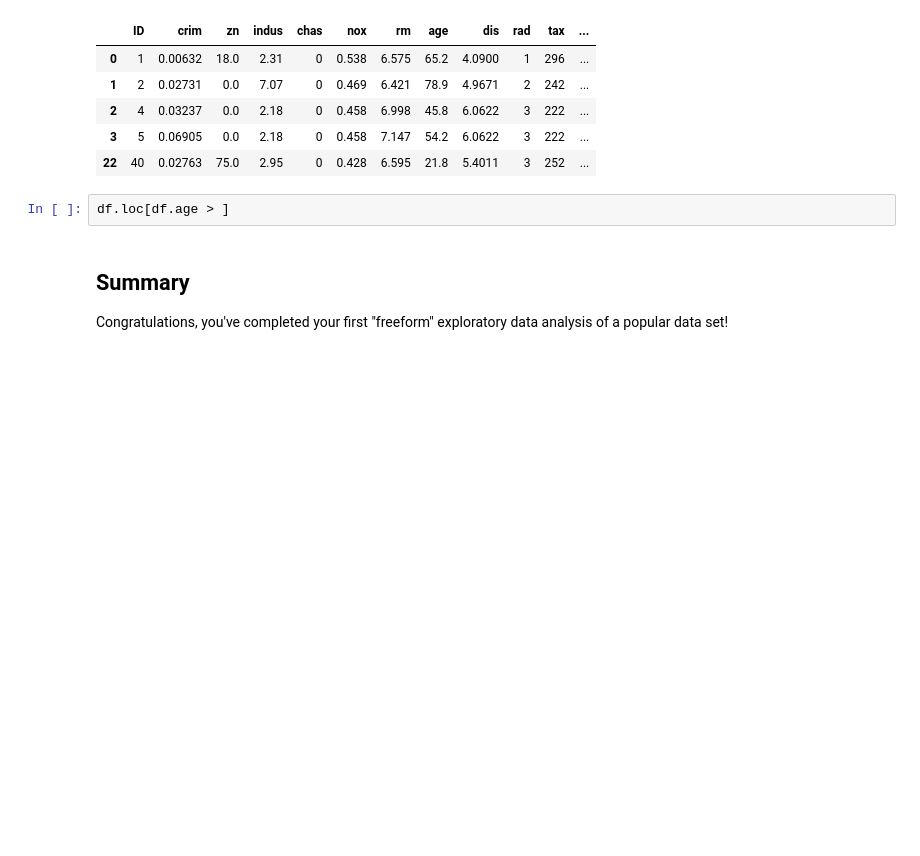
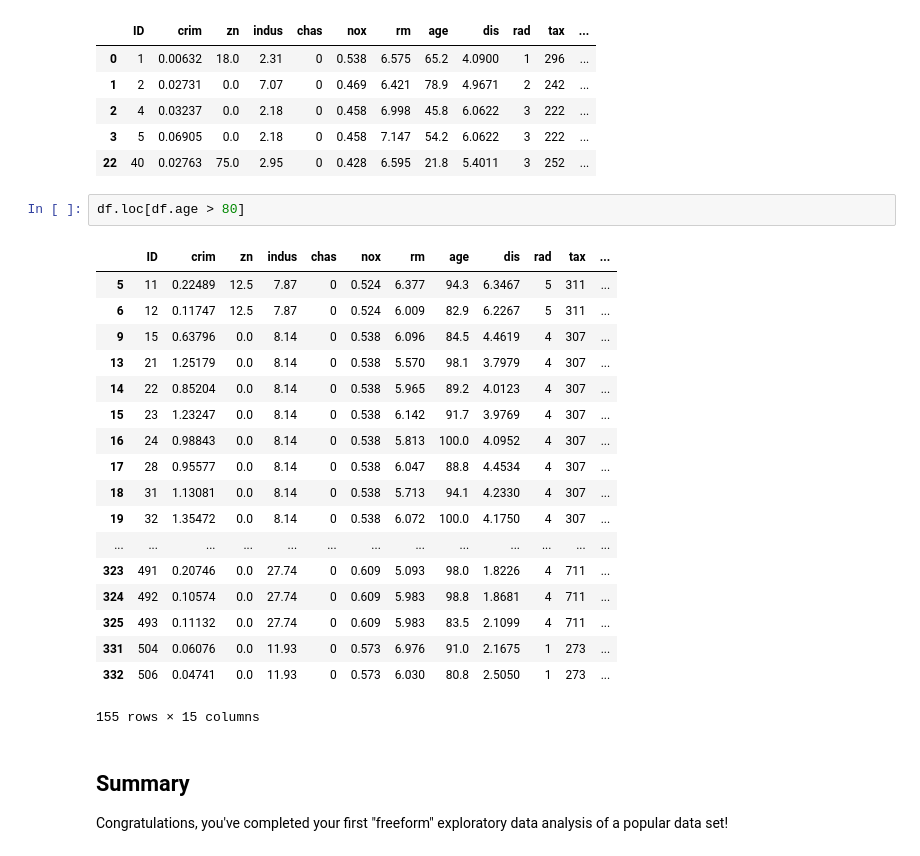
Before and after one commit to AlludedCrabb/dsc-1-03-16-eda-with-pandas-using-the-boston-housing-data-lab-seattle-ds-career-040119, a Jupyter notebook: index.ipynb, the cells around one changed output. Drawn from its saved outputs; the diff is of its cells as text; blank space fills up the shorter version.

```diff
--- a/index.ipynb
+++ b/index.ipynb
@@ -118,7 +118,26 @@ df.loc[df.crim < 0.08].head()
 | 3 | 5 | 0.06905 | 0.0 | 2.18 | 0 | 0.458 | 7.147 | 54.2 | 6.0622 | 3 | 222 | ... |
 | 22 | 40 | 0.02763 | 75.0 | 2.95 | 0 | 0.428 | 6.595 | 21.8 | 5.4011 | 3 | 252 | ... |
 # %%
-df.loc[df.age > ]
+df.loc[df.age > 80]
+# %% [output]
+|  | ID | crim | zn | indus | chas | nox | rm | age | dis | rad | tax | ... |
+| 5 | 11 | 0.22489 | 12.5 | 7.87 | 0 | 0.524 | 6.377 | 94.3 | 6.3467 | 5 | 311 | ... |
+| 6 | 12 | 0.11747 | 12.5 | 7.87 | 0 | 0.524 | 6.009 | 82.9 | 6.2267 | 5 | 311 | ... |
+| 9 | 15 | 0.63796 | 0.0 | 8.14 | 0 | 0.538 | 6.096 | 84.5 | 4.4619 | 4 | 307 | ... |
+| 13 | 21 | 1.25179 | 0.0 | 8.14 | 0 | 0.538 | 5.570 | 98.1 | 3.7979 | 4 | 307 | ... |
+| 14 | 22 | 0.85204 | 0.0 | 8.14 | 0 | 0.538 | 5.965 | 89.2 | 4.0123 | 4 | 307 | ... |
+| 15 | 23 | 1.23247 | 0.0 | 8.14 | 0 | 0.538 | 6.142 | 91.7 | 3.9769 | 4 | 307 | ... |
+| 16 | 24 | 0.98843 | 0.0 | 8.14 | 0 | 0.538 | 5.813 | 100.0 | 4.0952 | 4 | 307 | ... |
+| 17 | 28 | 0.95577 | 0.0 | 8.14 | 0 | 0.538 | 6.047 | 88.8 | 4.4534 | 4 | 307 | ... |
+| 18 | 31 | 1.13081 | 0.0 | 8.14 | 0 | 0.538 | 5.713 | 94.1 | 4.2330 | 4 | 307 | ... |
+| 19 | 32 | 1.35472 | 0.0 | 8.14 | 0 | 0.538 | 6.072 | 100.0 | 4.1750 | 4 | 307 | ... |
+| ... | ... | ... | ... | ... | ... | ... | ... | ... | ... | ... | ... | ... |
+| 323 | 491 | 0.20746 | 0.0 | 27.74 | 0 | 0.609 | 5.093 | 98.0 | 1.8226 | 4 | 711 | ... |
+| 324 | 492 | 0.10574 | 0.0 | 27.74 | 0 | 0.609 | 5.983 | 98.8 | 1.8681 | 4 | 711 | ... |
+| 325 | 493 | 0.11132 | 0.0 | 27.74 | 0 | 0.609 | 5.983 | 83.5 | 2.1099 | 4 | 711 | ... |
+| 331 | 504 | 0.06076 | 0.0 | 11.93 | 0 | 0.573 | 6.976 | 91.0 | 2.1675 | 1 | 273 | ... |
+| 332 | 506 | 0.04741 | 0.0 | 11.93 | 0 | 0.573 | 6.030 | 80.8 | 2.5050 | 1 | 273 | ... |
+155 rows × 15 columns
 # %% [markdown]
 ## Summary
 
```
